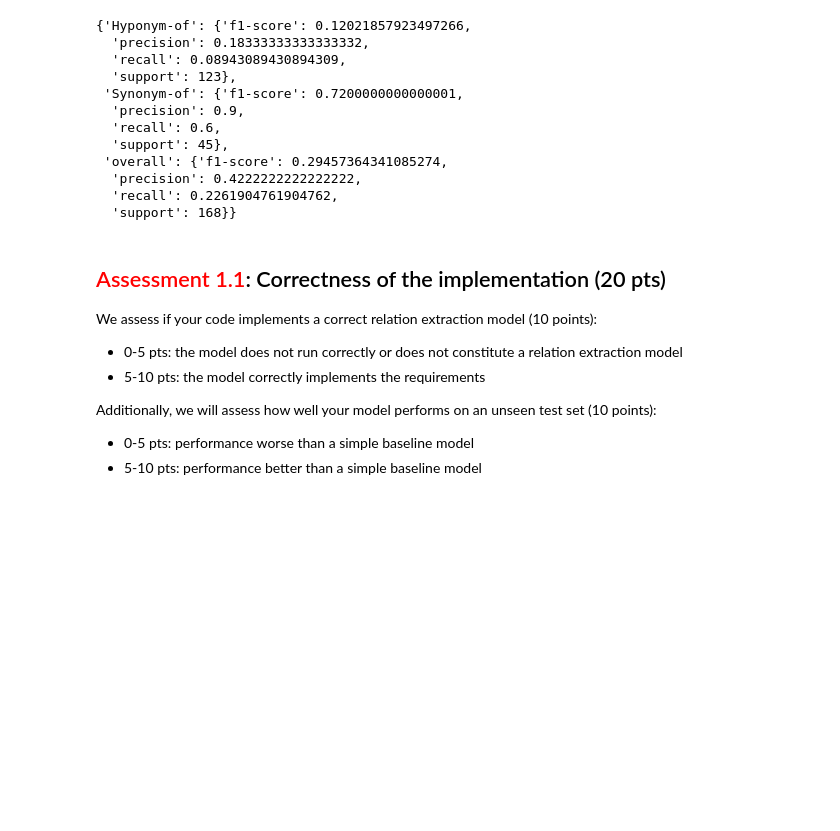
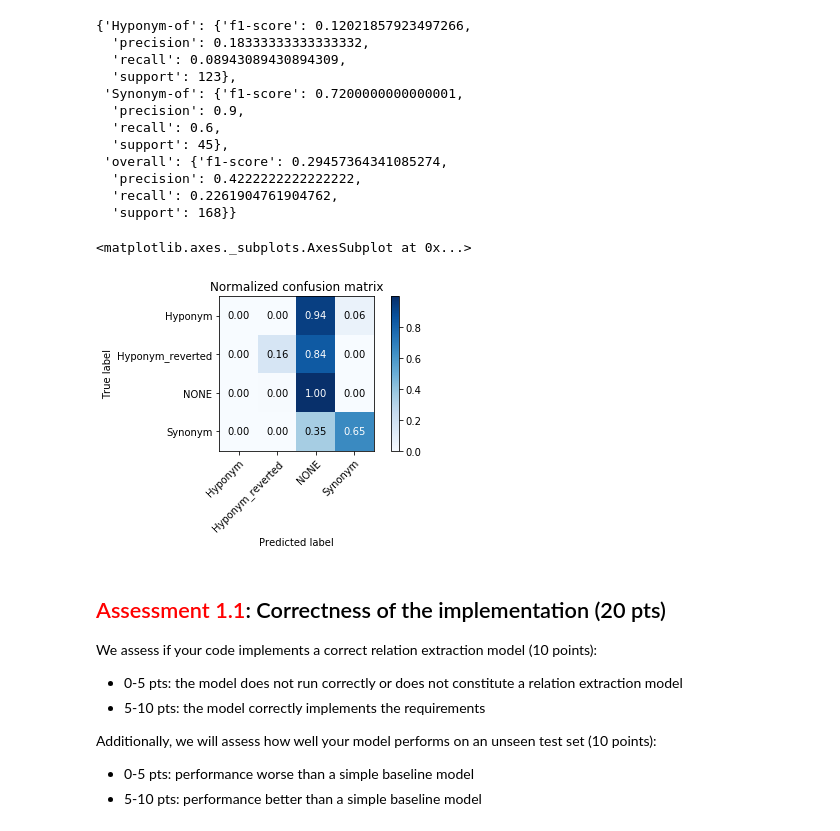
Before and after one commit to UsernamePSQ/nlp_final, a Jupyter notebook: stat-nlp-book/assignments/2019/final_assignment/problem/final_assignment.ipynb, the cells around one changed output. Saved outputs shown, nothing was run; the diff lists cells and outputs as text; code cells hidden in the pictures; blank space fills up the shorter version.

Commit message:
Confusion matrix

```diff
--- a/stat-nlp-book/assignments/2019/final_assignment/problem/final_assignment.ipynb
+++ b/stat-nlp-book/assignments/2019/final_assignment/problem/final_assignment.ipynb
@@ -208,8 +211,8 @@ The function removed references from data. If not desired, choose 'remove_refs =
 Data example:
 # %%
 # Function to concatenate 'i.e.' and 'e.g.'
-dev_data = concatenate_ie_eg(copy.deepcopy(dev_data))
-train_data = concatenate_ie_eg(copy.deepcopy(train_data))
+dev_data = concatenate_ie_eg(deepcopy(dev_data))
+train_data = concatenate_ie_eg(deepcopy(train_data))
 # %%
 # GET SPACY HERE
 if True:
@@ -412,13 +407,13 @@ def make_predictions(model, data, return_raw = False):
 
     ### Save in correct format
     data_m_XY['data_Y'] = predictions
-    for txt in data:
-        data[txt]['relations'] = reformat_to_save(data_m_XY)[txt]
+    if return_raw:
+        return data_m_XY
+    else:
+        data = deepcopy(data)
+        for txt in data:
+            data[txt]['relations'] = reformat_to_save(data_m_XY)[txt]
 
-
-    if return_raw:
-        return data_dict
-    else:
         return data
 # %%
 ## THIS CELL TESTS SEBASTIANS DUMMY-MODEL #####
@@ -459,6 +454,20 @@ avg / total     0.42     0.23     0.29      168
   'precision': 0.4222222222222222,
   'recall': 0.2261904761904762,
   'support': 168}}
+# %%
+## CREATE CONFUSION MATRIX OF MY PREDICTIONS #####
+#Load data
+data_dev = load_scienceie(datadir=join(_snlp_book_dir, "data", "scienceie", "dev"))
+
+#Make predictions
+y_pred = make_predictions(_, data_dev, return_raw = True)['data_Y']
+y_true = dataX_Y_format(data_dev)['data_Y']
+
+#Plot
+plot_confusion_matrix(y_pred, y_true, n_labels=None,normalize=True)
+# %% [output]
+<matplotlib.axes._subplots.AxesSubplot at 0x...>
+[figure, added]
 # %%
 # DO NOT MODIFY THIS CELL! It will evaluate your model on an unseen dataset!
 shutil.rmtree(join(_snlp_book_dir, "data", "scienceie", "test_pred")) # clean after previous
```
Also changed, not shown: parts of 3 cells of this notebook.
